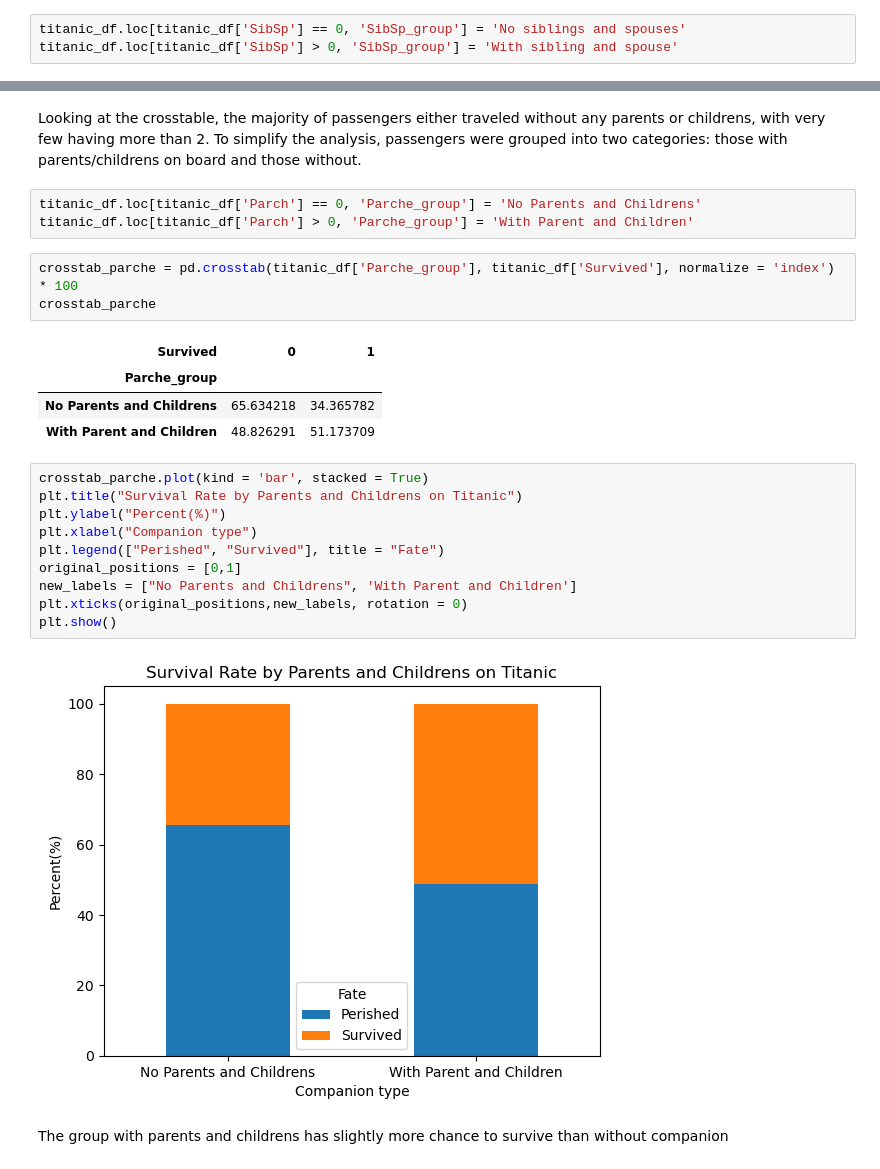
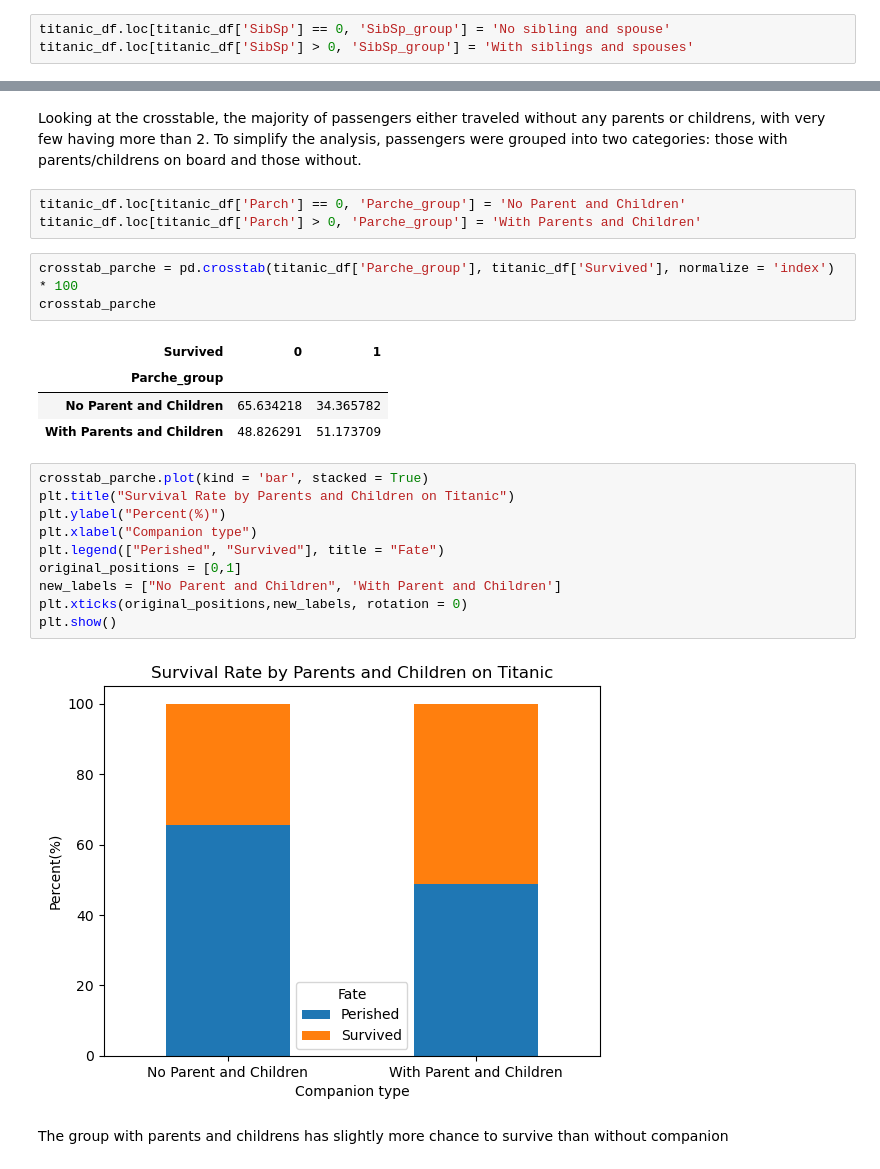
Before and after one commit to Vuyne/Data_Visualization_And_Modeling, a Jupyter notebook: Lab/2.3 Visualizing Relationships Between Categorical Features Lab.ipynb, the cells around one changed output, grey strips where cells are left out. Drawn from its saved outputs; the diff is of its cells as text.

```diff
--- a/Lab/2.3 Visualizing Relationships Between Categorical Features Lab.ipynb
+++ b/Lab/2.3 Visualizing Relationships Between Categorical Features Lab.ipynb
@@ -120,8 +120,8 @@ pd.crosstab(titanic_df['SibSp'], titanic_df['Survived'])
 # %% [markdown]
 Looking at the crosstable, the majority of passengers either traveled without any siblings or spouses, with very few having more than 2, and notably no one recorded with 6. To simplify the analysis, passengers were grouped into two categories: those with siblings/spouses on board and those without.
 # %%
-titanic_df.loc[titanic_df['SibSp'] == 0, 'SibSp_group'] = 'No siblings and spouses'
-titanic_df.loc[titanic_df['SibSp'] > 0, 'SibSp_group'] = 'With sibling and spouse'
+titanic_df.loc[titanic_df['SibSp'] == 0, 'SibSp_group'] = 'No sibling and spouse'
+titanic_df.loc[titanic_df['SibSp'] > 0, 'SibSp_group'] = 'With siblings and spouses'
 # %%
 crosstab_sibsp = pd.crosstab(titanic_df['SibSp_group'], titanic_df['Survived'], normalize = 'index') * 100
 crosstab_sibsp
@@ -159,28 +159,28 @@ pd.crosstab(titanic_df['Parch'], titanic_df['Survived'])
 # %% [markdown]
 Looking at the crosstable, the majority of passengers either traveled without any parents or childrens, with very few having more than 2. To simplify the analysis, passengers were grouped into two categories: those with parents/childrens on board and those without.
 # %%
-titanic_df.loc[titanic_df['Parch'] == 0, 'Parche_group'] = 'No Parents and Childrens'
-titanic_df.loc[titanic_df['Parch'] > 0, 'Parche_group'] = 'With Parent and Children'
+titanic_df.loc[titanic_df['Parch'] == 0, 'Parche_group'] = 'No Parent and Children'
+titanic_df.loc[titanic_df['Parch'] > 0, 'Parche_group'] = 'With Parents and Children'
 # %%
 crosstab_parche = pd.crosstab(titanic_df['Parche_group'], titanic_df['Survived'], normalize = 'index') * 100
 crosstab_parche
 # %% [output]
 | Survived | 0 | 1 |
 | Parche_group |  |  |
-| No Parents and Childrens | 65.634218 | 34.365782 |
-| With Parent and Children | 48.826291 | 51.173709 |
+| No Parent and Children | 65.634218 | 34.365782 |
+| With Parents and Children | 48.826291 | 51.173709 |
 # %%
 crosstab_parche.plot(kind = 'bar', stacked = True)
-plt.title("Survival Rate by Parents and Childrens on Titanic")
+plt.title("Survival Rate by Parents and Children on Titanic")
 plt.ylabel("Percent(%)")
 plt.xlabel("Companion type")
 plt.legend(["Perished", "Survived"], title = "Fate")
 original_positions = [0,1]
-new_labels = ["No Parents and Childrens", 'With Parent and Children']
+new_labels = ["No Parent and Children", 'With Parent and Children']
 plt.xticks(original_positions,new_labels, rotation = 0)
 plt.show()
 # %% [output]
-[figure, old version]
+[figure, new version]
 # %% [markdown]
 The group with parents and childrens has slightly more chance to survive than without companion
 # %% [markdown]
```
Also changed, not shown: parts of 11 cells of this notebook, 3 other files.
